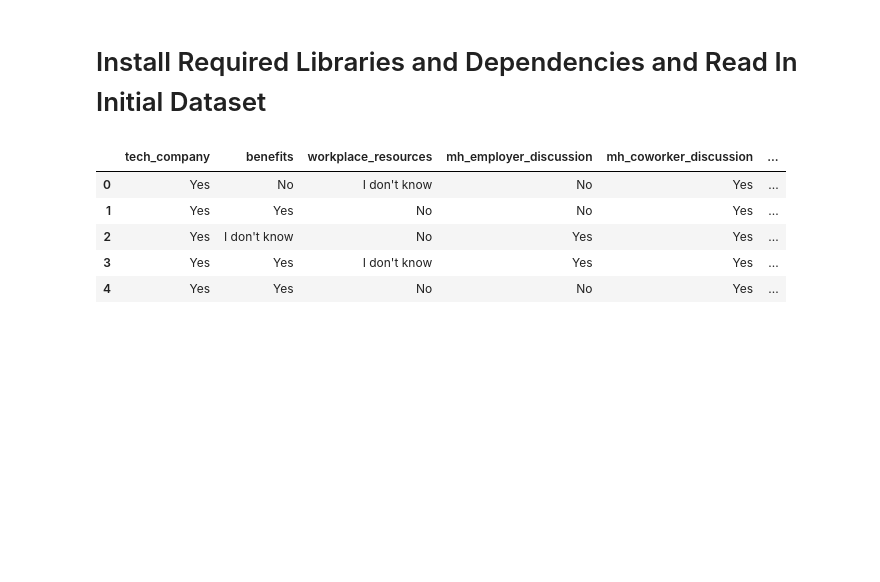
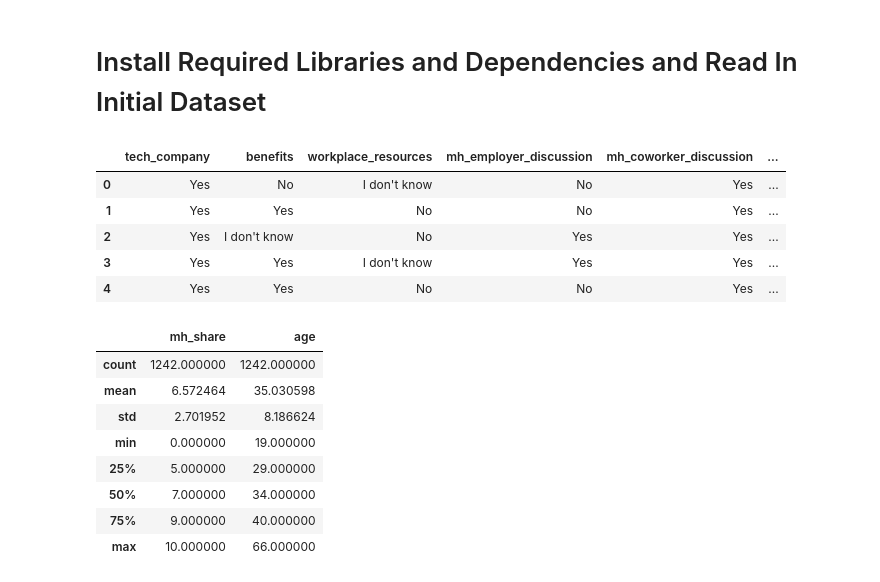
Before and after one commit to aladenisun/MSAAI_500_FinalProject, a Jupyter notebook: Mental_Health_and_Tech.ipynb, the cells around one changed output. Saved outputs shown, nothing was run; the diff lists cells and outputs as text; code cells hidden in the pictures; blank space fills up the shorter version.

```diff
--- a/Mental_Health_and_Tech.ipynb
+++ b/Mental_Health_and_Tech.ipynb
@@ -27,3 +27,15 @@ tech_df.head()
 | 2 | Yes | I don't know | No | Yes | Yes | ... |
 | 3 | Yes | Yes | I don't know | Yes | Yes | ... |
 | 4 | Yes | Yes | No | No | Yes | ... |
+# %%
+tech_df.describe()
+# %% [output]
+|  | mh_share | age |
+| count | 1242.000000 | 1242.000000 |
+| mean | 6.572464 | 35.030598 |
+| std | 2.701952 | 8.186624 |
+| min | 0.000000 | 19.000000 |
+| 25% | 5.000000 | 29.000000 |
+| 50% | 7.000000 | 34.000000 |
+| 75% | 9.000000 | 40.000000 |
+| max | 10.000000 | 66.000000 |
```
Also changed, not shown: parts of 2 cells of this notebook.
